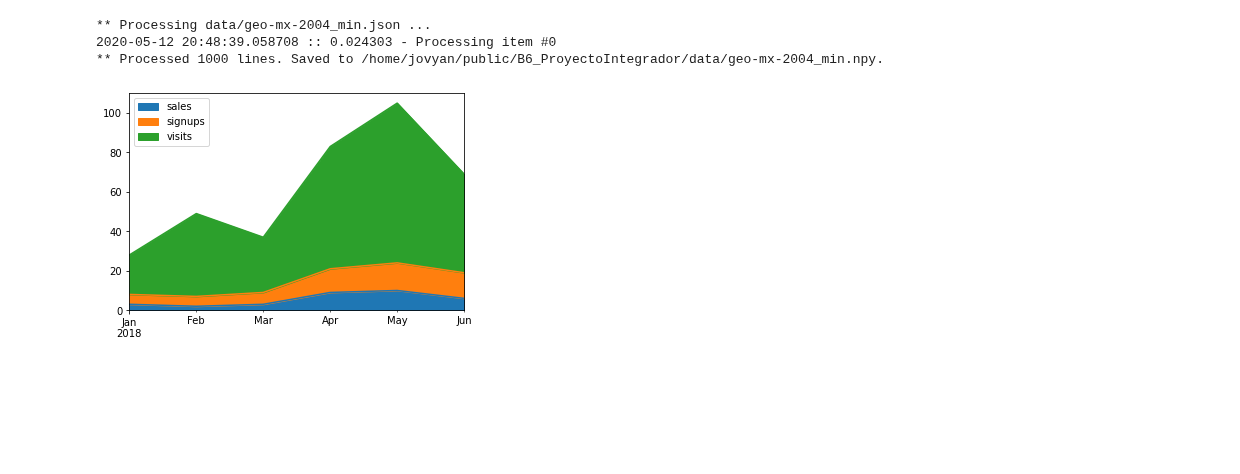
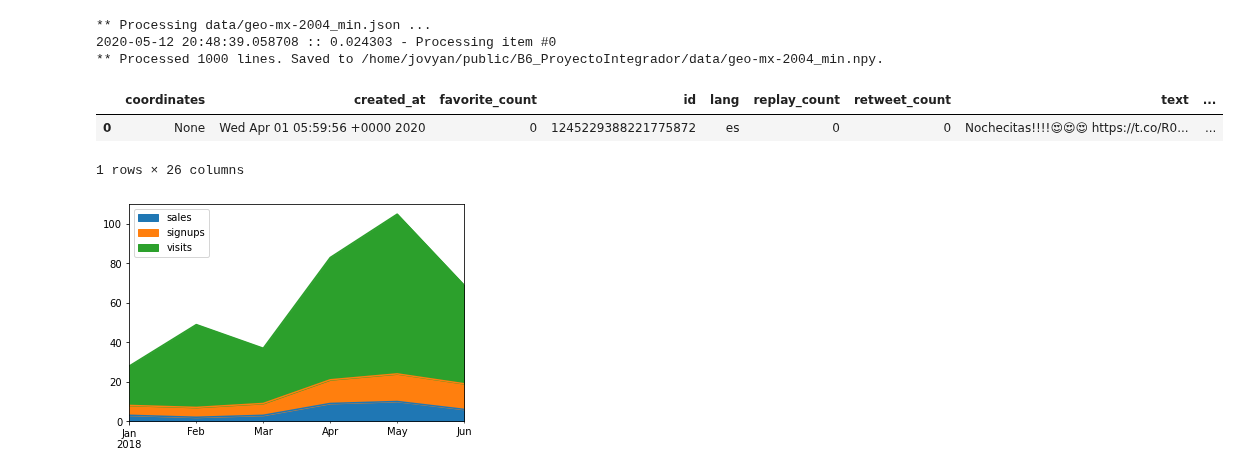
Before and after one commit to angelgarcan/public, a Jupyter notebook: B6_ProyectoIntegrador/dash.ipynb, the cells around one changed output. Drawn from its saved outputs; the diff is of its cells as text; code cells hidden in the pictures; blank space fills up the shorter version.

```diff
--- a/B6_ProyectoIntegrador/dash.ipynb
+++ b/B6_ProyectoIntegrador/dash.ipynb
@@ -23,10 +23,12 @@ tokens=Tokens("data/geo-mx-2004_min.json",replace=True,showProgressEach=10000)
 2020-05-12 20:48:39.058708 :: 0.024303 - Processing item #0
 ** Processed 1000 lines. Saved to /home/jovyan/public/B6_ProyectoIntegrador/data/geo-mx-2004_min.npy.
 # %%
-jsons=tokens.getTws(range(100))
-
-
-json_normalize(jsons)
+jsons=tokens.getTws(range(1))
+pd.json_normalize(jsons)#['created_at','text',]
+# %% [output]
+|  | coordinates | created_at | favorite_count | id | lang | replay_count | retweet_count | text | ... |
+| 0 | None | Wed Apr 01 05:59:56 +0000 2020 | 0 | 1245229388221775872 | es | 0 | 0 | Nochecitas!!!!😍😍😍 https://t.co/R0... | ... |
+1 rows × 26 columns
 # %%
 import pandas as pd
 df = pd.DataFrame({
```
